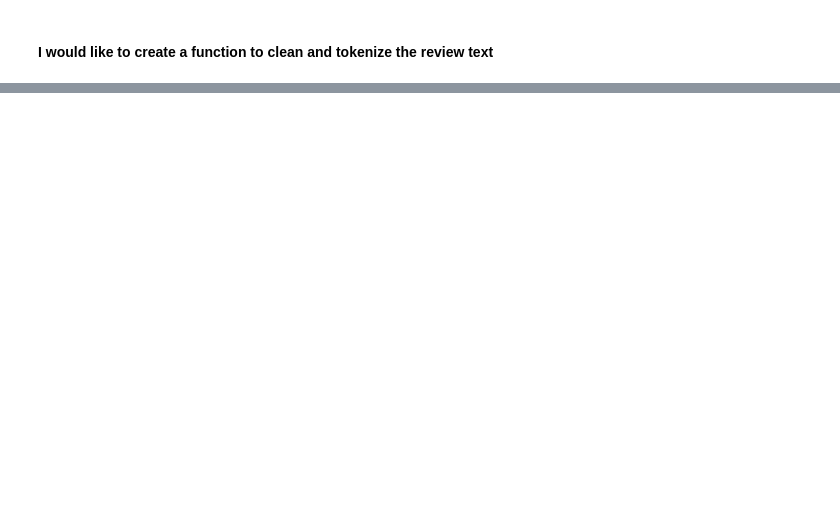
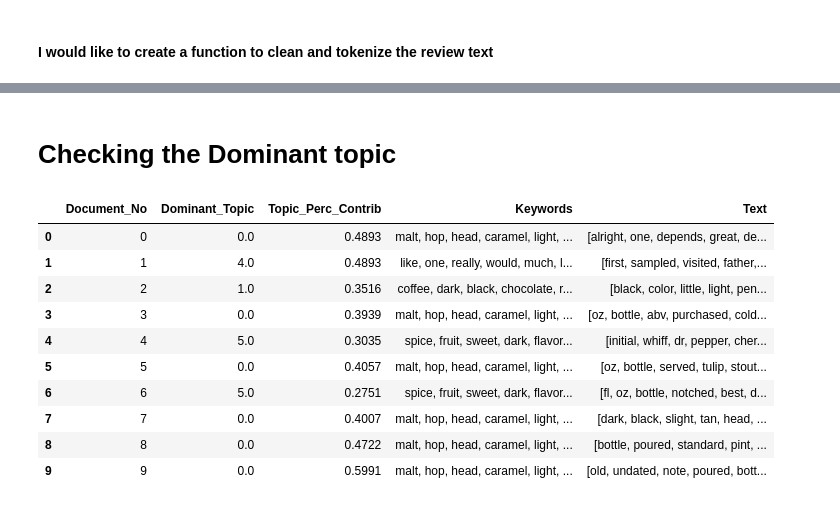
Before and after one commit to ssmithie/beer_recommender, a Jupyter notebook: EDA.ipynb, the cells around one changed output, grey strips where cells are left out. Cells and saved outputs as stored; diff of their text form; code cells hidden in the pictures; blank space fills up the shorter version.

```diff
--- a/EDA.ipynb
+++ b/EDA.ipynb
@@ -424,0 +443,2 @@ samp_rev
+# %%
+df['clean_review'].dropna(inplace=True, axis=0)
@@ -424,0 +543,46 @@ samp_rev
+# %% [markdown]
+# Checking the Dominant topic
+# %%
+def format_topics_sentences(ldamodel=None, corpus=corpus, texts=df):
+    # Init output
+    sent_topics_df = pd.DataFrame()
+
+    # Get main topic in each document
+    for i, row_list in enumerate(ldamodel[corpus]):
+        row = row_list[0] if ldamodel.per_word_topics else row_list
+        # print(row)
+        row = sorted(row, key=lambda x: (x[1]), reverse=True)
+        # Get the Dominant topic, Perc Contribution and Keywords for each document
+        for j, (topic_num, prop_topic) in enumerate(row):
+            if j == 0:  # => dominant topic
+                wp = ldamodel.show_topic(topic_num)
+                topic_keywords = ", ".join([word for word, prop in wp])
+                sent_topics_df = sent_topics_df.append(pd.Series([int(topic_num), round(prop_topic,4), topic_keywords]), ignore_index=True)
+            else:
+                break
+    sent_topics_df.columns = ['Dominant_Topic', 'Perc_Contribution', 'Topic_Keywords']
+
+    # Add original text to the end of the output
+    contents = pd.Series(texts)
+    sent_topics_df = pd.concat([sent_topics_df, contents], axis=1)
+    return(sent_topics_df)
+
+
+df_topic_sents_keywords = format_topics_sentences(ldamodel=lda_model, corpus=corpus, texts=df['clean_review'])
+
+# Format
+df_dominant_topic = df_topic_sents_keywords.reset_index()
+df_dominant_topic.columns = ['Document_No', 'Dominant_Topic', 'Topic_Perc_Contrib', 'Keywords', 'Text']
+df_dominant_topic.head(10)
+# %% [output]
+|  | Document_No | Dominant_Topic | Topic_Perc_Contrib | Keywords | Text |
+| 0 | 0 | 0.0 | 0.4893 | malt, hop, head, caramel, light, ... | [alright, one, depends, great, de... |
+| 1 | 1 | 4.0 | 0.4893 | like, one, really, would, much, l... | [first, sampled, visited, father,... |
+| 2 | 2 | 1.0 | 0.3516 | coffee, dark, black, chocolate, r... | [black, color, little, light, pen... |
+| 3 | 3 | 0.0 | 0.3939 | malt, hop, head, caramel, light, ... | [oz, bottle, abv, purchased, cold... |
+| 4 | 4 | 5.0 | 0.3035 | spice, fruit, sweet, dark, flavor... | [initial, whiff, dr, pepper, cher... |
+| 5 | 5 | 0.0 | 0.4057 | malt, hop, head, caramel, light, ... | [oz, bottle, served, tulip, stout... |
+| 6 | 6 | 5.0 | 0.2751 | spice, fruit, sweet, dark, flavor... | [fl, oz, bottle, notched, best, d... |
+| 7 | 7 | 0.0 | 0.4007 | malt, hop, head, caramel, light, ... | [dark, black, slight, tan, head, ... |
+| 8 | 8 | 0.0 | 0.4722 | malt, hop, head, caramel, light, ... | [bottle, poured, standard, pint, ... |
+| 9 | 9 | 0.0 | 0.5991 | malt, hop, head, caramel, light, ... | [old, undated, note, poured, bott... |
```
Also changed, not shown: parts of 37 cells of this notebook.
